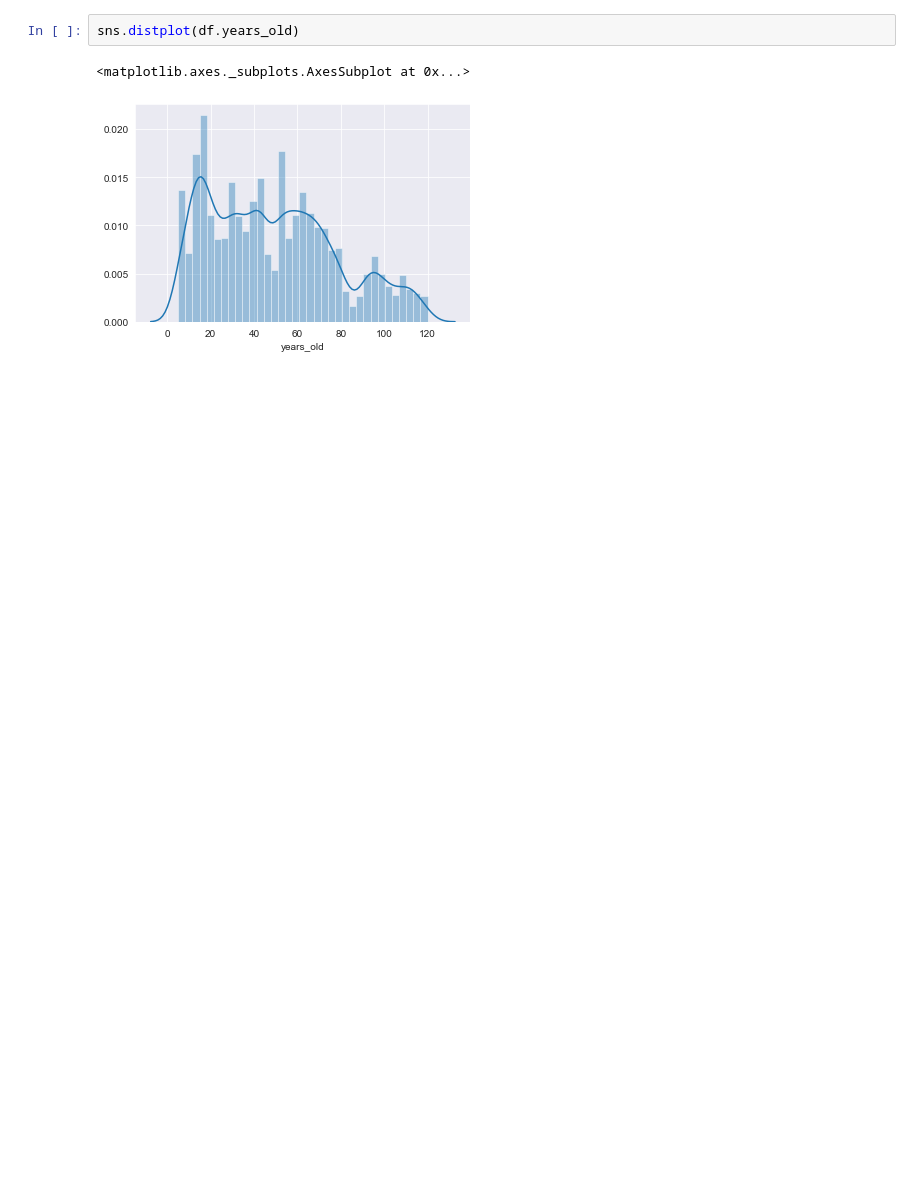
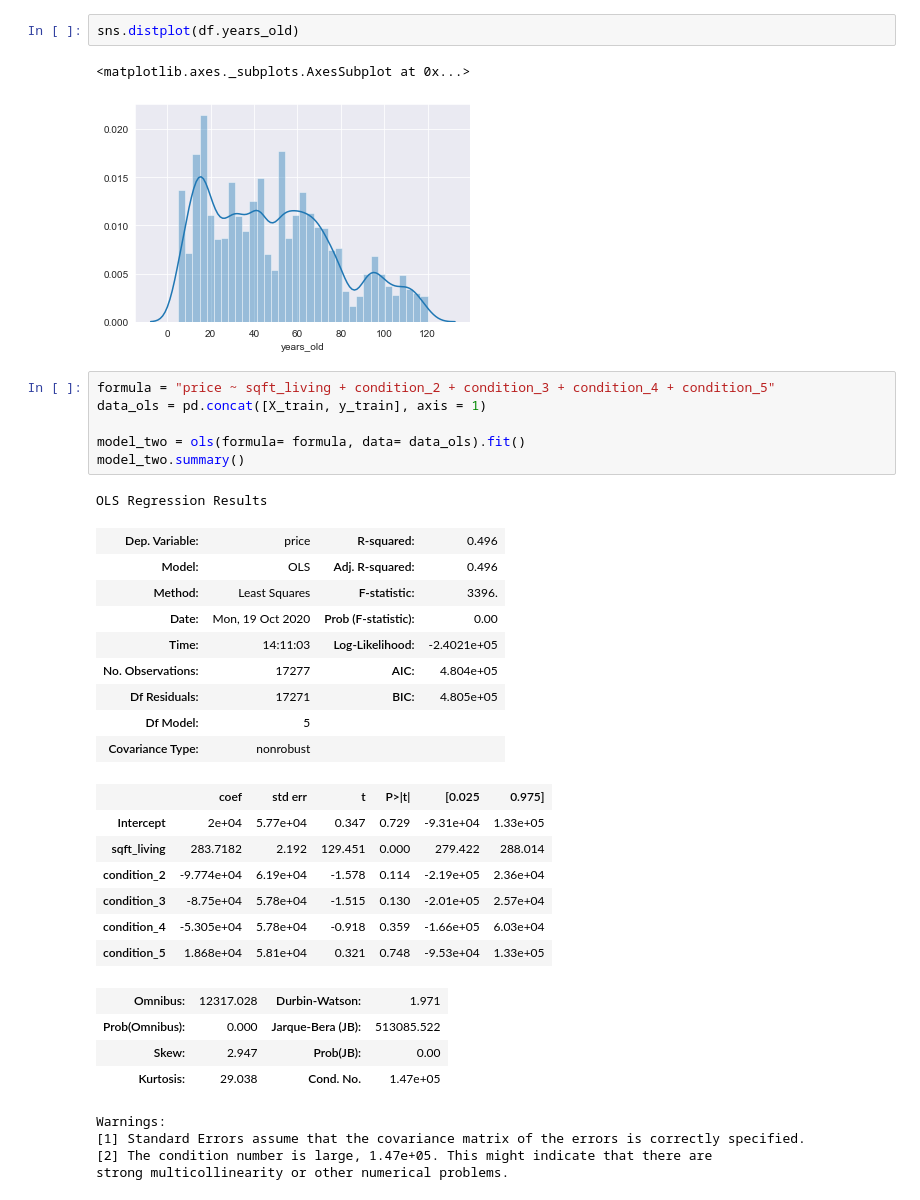
Before and after one commit to griffinhundley/predicting-housing-prices, a Jupyter notebook: data-cleaning.ipynb, the cells around one changed output. Drawn from its saved outputs; the diff is of its cells as text; blank space fills up the shorter version.

Commit message:
model 2

```diff
--- a/data-cleaning.ipynb
+++ b/data-cleaning.ipynb
@@ -113,3 +113,35 @@ sns.distplot(df.years_old)
 # %% [output]
 <matplotlib.axes._subplots.AxesSubplot at 0x...>
 [figure]
+# %%
+formula = "price ~ sqft_living + condition_2 + condition_3 + condition_4 + condition_5"
+data_ols = pd.concat([X_train, y_train], axis = 1)
+
+model_two = ols(formula= formula, data= data_ols).fit()
+model_two.summary()
+# %% [output]
+OLS Regression Results
+| Dep. Variable: | price | R-squared: | 0.496 |
+| Model: | OLS | Adj. R-squared: | 0.496 |
+| Method: | Least Squares | F-statistic: | 3396. |
+| Date: | Mon, 19 Oct 2020 | Prob (F-statistic): | 0.00 |
+| Time: | 14:11:03 | Log-Likelihood: | -2.4021e+05 |
+| No. Observations: | 17277 | AIC: | 4.804e+05 |
+| Df Residuals: | 17271 | BIC: | 4.805e+05 |
+| Df Model: | 5 |  |  |
+| Covariance Type: | nonrobust |  |  |
+|  | coef | std err | t | P>|t| | [0.025 | 0.975] |
+| Intercept | 2e+04 | 5.77e+04 | 0.347 | 0.729 | -9.31e+04 | 1.33e+05 |
+| sqft_living | 283.7182 | 2.192 | 129.451 | 0.000 | 279.422 | 288.014 |
+| condition_2 | -9.774e+04 | 6.19e+04 | -1.578 | 0.114 | -2.19e+05 | 2.36e+04 |
+| condition_3 | -8.75e+04 | 5.78e+04 | -1.515 | 0.130 | -2.01e+05 | 2.57e+04 |
+| condition_4 | -5.305e+04 | 5.78e+04 | -0.918 | 0.359 | -1.66e+05 | 6.03e+04 |
+| condition_5 | 1.868e+04 | 5.81e+04 | 0.321 | 0.748 | -9.53e+04 | 1.33e+05 |
+| Omnibus: | 12317.028 | Durbin-Watson: | 1.971 |
+| Prob(Omnibus): | 0.000 | Jarque-Bera (JB): | 513085.522 |
+| Skew: | 2.947 | Prob(JB): | 0.00 |
+| Kurtosis: | 29.038 | Cond. No. | 1.47e+05 |
+Warnings:
+[1] Standard Errors assume that the covariance matrix of the errors is correctly specified.
+[2] The condition number is large, 1.47e+05. This might indicate that there are
+strong multicollinearity or other numerical problems.
```
Also changed, not shown: parts of 5 cells of this notebook.
